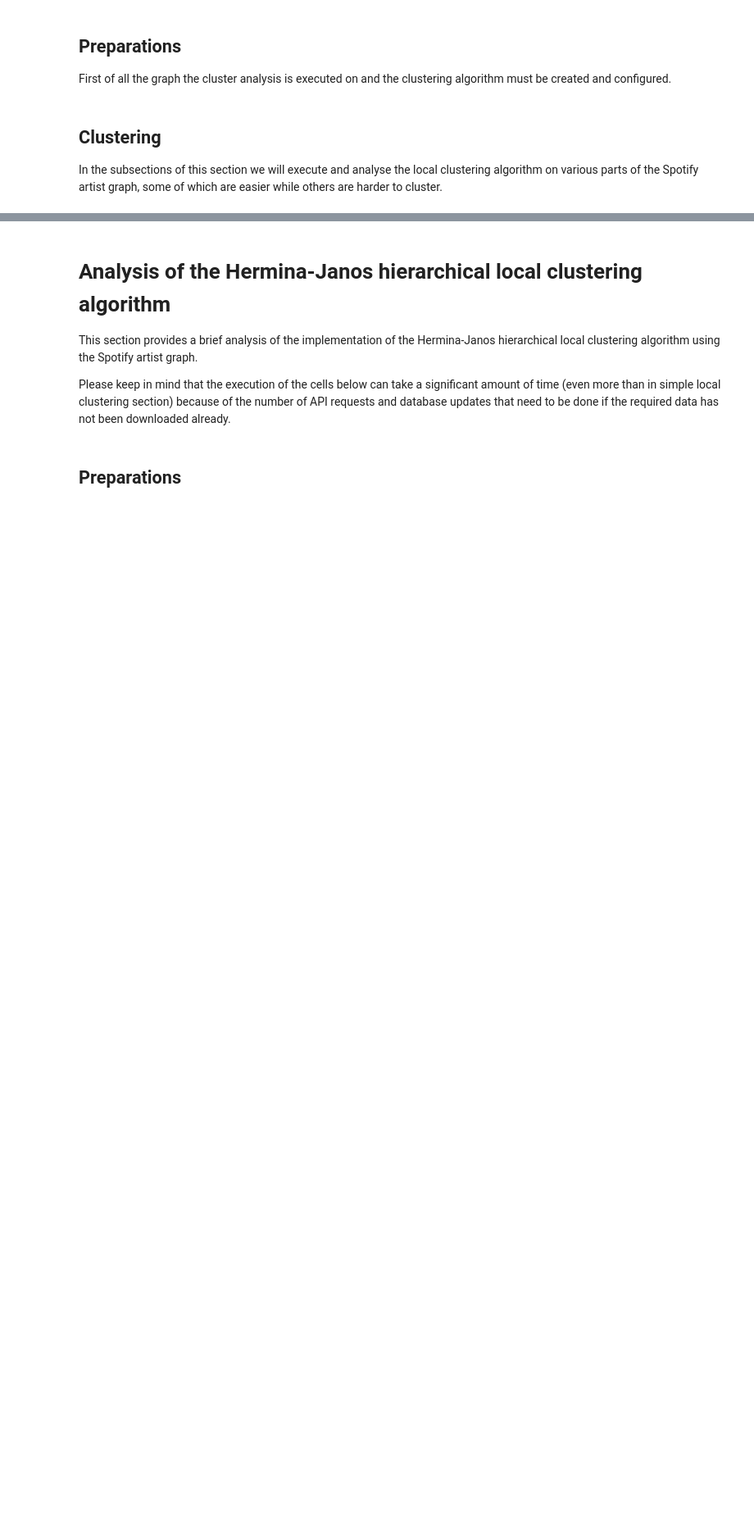
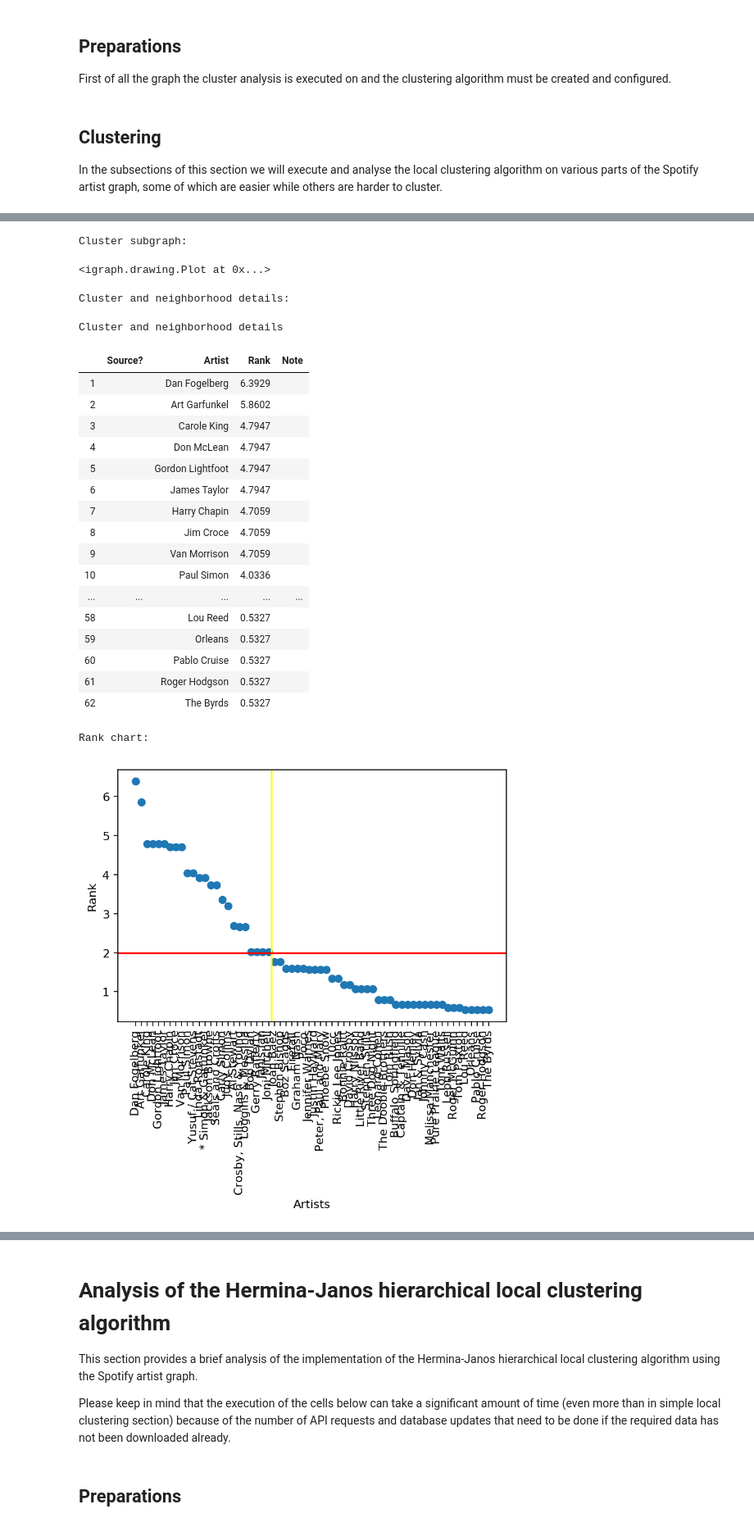
Before and after one commit to volfpeter/localclustering, a Jupyter notebook: documents/Algorithm Analysis with the Spotify Related Artists Graph.ipynb, the cells around one changed output, grey strips where cells are left out. Shown at 82% size. Cells and saved outputs as stored; diff of their text form; code cells hidden in the pictures; blank space fills up the shorter version.

```diff
--- a/documents/Algorithm Analysis with the Spotify Related Artists Graph.ipynb
+++ b/documents/Algorithm Analysis with the Spotify Related Artists Graph.ipynb
@@ -377,0 +439,51 @@ The rank chart shows two interesting things: a steadily declining rank curve and
+# %%
+# Find the node that represents the artist in the graph.
+artist_node = graph.nodes.get_node_by_name("Simon & Garfunkel", can_validate_and_load=True)
+if artist_node is None:
+    raise ValueError("Node couldn't be loaded. Probably either there is a connection "
+                     "problem with the Spotify API. Make sure your internet connection "
+                     "is working and you have set a correct Spotify client ID and key pair.")
+
+# Specify the source nodes for the clustering.
+source_nodes = [artist_node]
+
+# Execute the clustering.
+local_cluster_engine.cluster_definition = cluster_definition
+cluster = local_cluster_engine.cluster(source_nodes)
+
+# Construct a rank provider for the clustering that was just executed.
+rank_provider = local_cluster_engine.get_rank_provider()
+
+# Plot the cluster and print it as a table as well.
+# Notice that display() must be used for the plot to be visible,
+# otherwise only the second output will be visible.
+print("Cluster subgraph:")
+plot_cluster(source_nodes, cluster, rank_provider)
+print("\n\nCluster and neighborhood details:")
+plot_result_as_table(source_nodes, cluster, rank_provider, weighting_coefficient)
+print("\n\nRank chart:")
+plot_rank_chart(cluster, rank_provider, weighting_coefficient)
+# %% [output]
+Cluster subgraph:
+<igraph.drawing.Plot at 0x...>
+Cluster and neighborhood details:
+Cluster and neighborhood details
+|  | Source? | Artist | Rank | Note |
+| 1 |  | Dan Fogelberg | 6.3929 |  |
+| 2 |  | Art Garfunkel | 5.8602 |  |
+| 3 |  | Carole King | 4.7947 |  |
+| 4 |  | Don McLean | 4.7947 |  |
+| 5 |  | Gordon Lightfoot | 4.7947 |  |
+| 6 |  | James Taylor | 4.7947 |  |
+| 7 |  | Harry Chapin | 4.7059 |  |
+| 8 |  | Jim Croce | 4.7059 |  |
+| 9 |  | Van Morrison | 4.7059 |  |
+| 10 |  | Paul Simon | 4.0336 |  |
+| ... | ... | ... | ... | ... |
+| 58 |  | Lou Reed | 0.5327 |  |
+| 59 |  | Orleans | 0.5327 |  |
+| 60 |  | Pablo Cruise | 0.5327 |  |
+| 61 |  | Roger Hodgson | 0.5327 |  |
+| 62 |  | The Byrds | 0.5327 |  |
+Rank chart:
+[figure, added]
```
Also changed, not shown: parts of 15 cells of this notebook, 3 other files.
